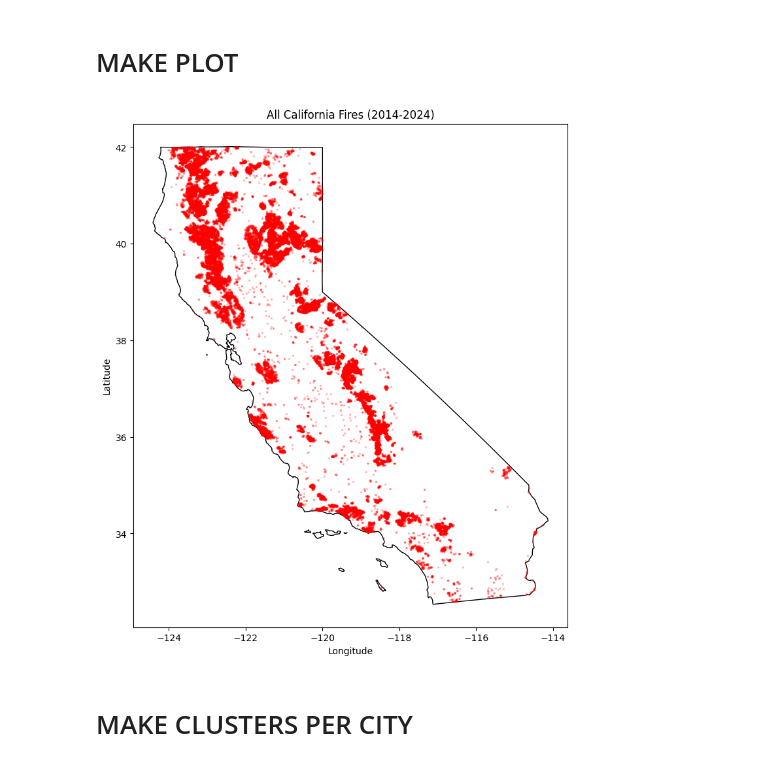
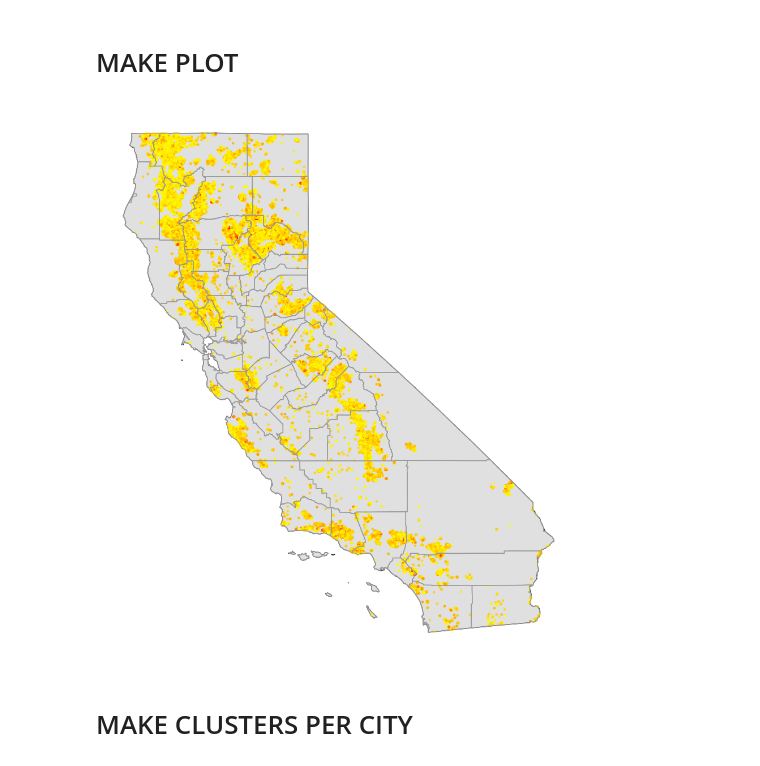
Before and after one commit to j2doan/firecluster_story, a Jupyter notebook: testenv.ipynb, the cells around one changed output. Drawn from its saved outputs; the diff is of its cells as text; code cells hidden in the pictures.

Commit message:
added images

```diff
--- a/testenv.ipynb
+++ b/testenv.ipynb
@@ -88,30 +89,59 @@ date_path = file_path / "dates.json"
 # %% [markdown]
 # MAKE PLOT
 # %%
-plot_fires = fires.copy()
-
-plot_fires['acq_date'] = pd.to_datetime(plot_fires['acq_date'])
-
-gdf = gpd.GeoDataFrame(
-    plot_fires,
-    geometry=gpd.points_from_xy(plot_fires.longitude, plot_fires.latitude),
-    crs="EPSG:4326"
-)
-
 california = gpd.read_file(
     "https://raw.githubusercontent.com/glynnbird/usstatesgeojson/master/california.geojson"
 )
 
-fig, ax = plt.subplots(figsize=(10,10))
-california.plot(ax=ax, color='white', edgecolor='black')
-gdf.plot(ax=ax, markersize=2, alpha=0.2, color='red')
+ca_counties_gdf = gpd.read_file(
+    "https://raw.githubusercontent.com/codeforamerica/click_that_hood/master/public/data/california-counties.geojson"
+)
 
-plt.title("All California Fires (2014-2024)")
-plt.xlabel("Longitude")
-plt.ylabel("Latitude")
+ca_counties_gdf = ca_counties_gdf.to_crs("EPSG:4326")
+
+fires['acq_date'] = pd.to_datetime(fires['acq_date'])
+
+fire_gdf = gpd.GeoDataFrame(
+    fires,
+    geometry=gpd.points_from_xy(fires.longitude, fires.latitude),
+    crs="EPSG:4326"
+)
+
+brightness = fire_gdf['brightness'].astype(float)
+min_bright, max_bright = brightness.min(), brightness.max()
+mid_bright = (min_bright + max_bright)/2
+
+cmap = mcolors.LinearSegmentedColormap.from_list(
+    "fire_cmap",
+    [(0, "yellow"), (0.5, "orange"), (1, "red")]
+)
+
+norm = mcolors.Normalize(vmin=min_bright, vmax=max_bright)
+
+
+
+fig, ax = plt.subplots(figsize=(10, 10))
+
+# Plot the California state boundary (optional, for context)
+california.plot(ax=ax, color='#e0e0e0', edgecolor='#333')
+
+# Plot county boundaries
+ca_counties_gdf.boundary.plot(ax=ax, edgecolor='#999', linewidth=1)
+
+# Plot the fires
+fire_gdf.plot(ax=ax, markersize=5, alpha=0.7, color=[cmap(norm(val)) for val in fire_gdf['brightness']])
+
+# Optional: titles and labels
+# plt.title("All California Fires From 2014-2024")
+# plt.xlabel("Longitude")
+# plt.ylabel("Latitude")
+
+ax.axis('off')
+
+plt.tight_layout()
 plt.show()
 # %% [output]
-[figure, old version]
+[figure, new version]
 # %% [markdown]
 # MAKE CLUSTERS PER CITY
 # %%
```
Also changed, not shown: parts of 1 cell of this notebook, 4 other files.
